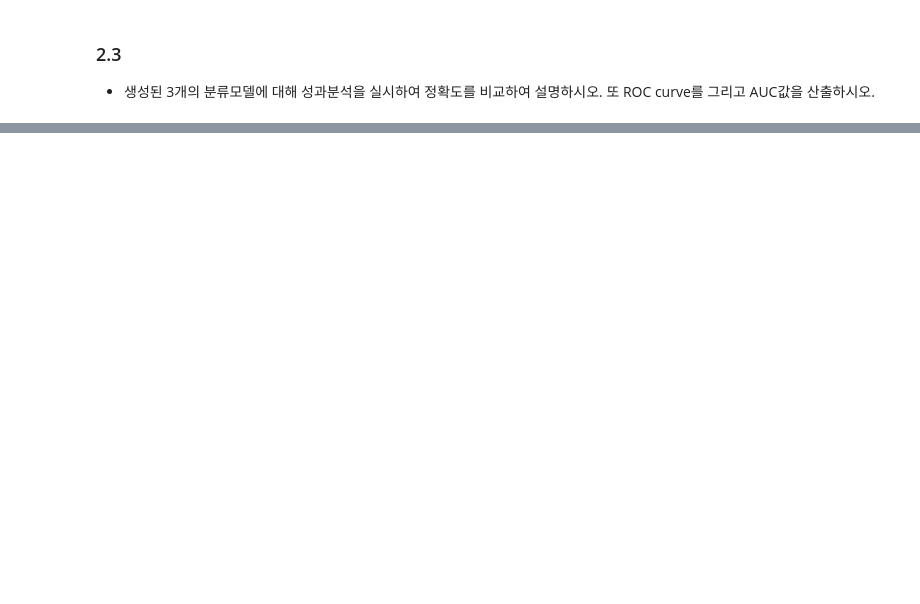
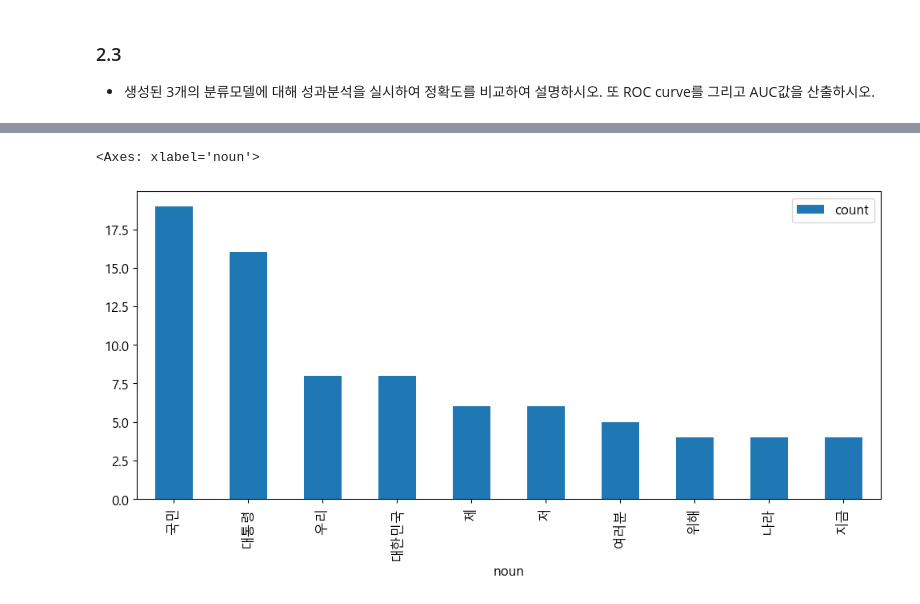
Before and after one commit to blueage98/adp_work, a Jupyter notebook: ADP-실기-R/모의고사 2회/모의고사 2회 연습.ipynb, the cells around one changed output, grey strips where cells are left out. Drawn from its saved outputs; the diff is of its cells as text; code cells hidden in the pictures; blank space fills up the shorter version.

```diff
--- a/ADP-실기-R/모의고사 2회/모의고사 2회 연습.ipynb
+++ b/ADP-실기-R/모의고사 2회/모의고사 2회 연습.ipynb
@@ -197,0 +403,12 @@ durbin-watson stats 0.750
+# %%
+import pandas as pd
+import numpy as np
+import matplotlib.pyplot as plt
+
+plt.rcParams['font.family'] = 'Malgun Gothic'
+plt.rcParams['font.size'] = 12
+plt.rcParams['figure.figsize'] = (12, 5)
+plt.rcParams['axes.unicode_minus'] = False
+
+f = open('연설문.txt', encoding='cp949')
+adres = f.read()
@@ -197,0 +418,6 @@ durbin-watson stats 0.750
+# %%
+import re
+
+data = re.sub(r"[^\uAC00-\uD7A3a-zA-Z\s]", ' ', adres)
+corpus = data.split()
+corpus
@@ -197,0 +457,24 @@ durbin-watson stats 0.750
+# %%
+# =============================================================
+# 방식 2.   konlpy를 사용하는 방식. 복잡하지만 명사 등 품사별 추출이 된다.
+#           이 방식의 문제는 형용사에 섞인 명사를 잘 식별하지 못한다는 점이다.
+#           '불편'은 명사로 잡지만 '불편한데'의 불편은 명사로 잡지 않는다.
+# =============================================================
+from konlpy.tag import Okt
+from collections import Counter
+
+okt = Okt()
+noun = okt.nouns(data)
+morph = okt.morphs(data)
+
+noun_count= Counter(noun)
+morph_count = Counter(morph)
+
+df_ko = pd.DataFrame({'noun':noun_count.keys(), 'count':noun_count.values()})
+df_ko.sort_values(by='count', ascending=False, inplace=True)
+df_ko = df_ko.head(10)
+
+df_ko.plot(kind='bar', x='noun', y='count')
+# %% [output]
+<Axes: xlabel='noun'>
+[figure, added]
```
Also changed, not shown: parts of 18 cells of this notebook, 3 other files.
